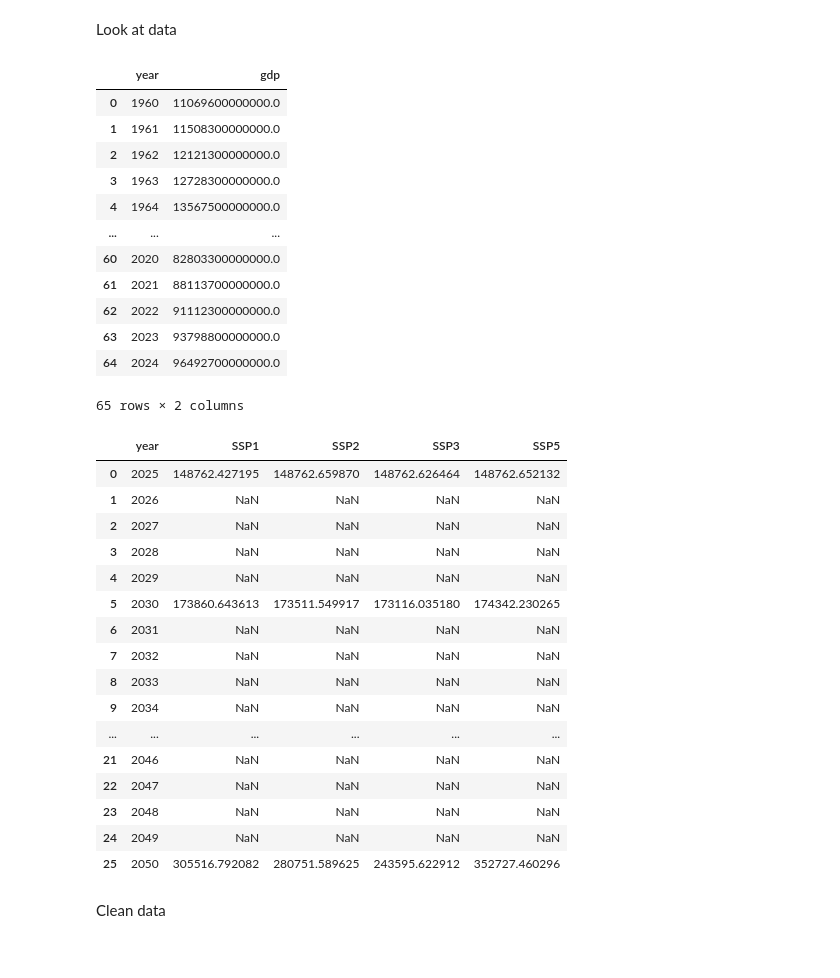
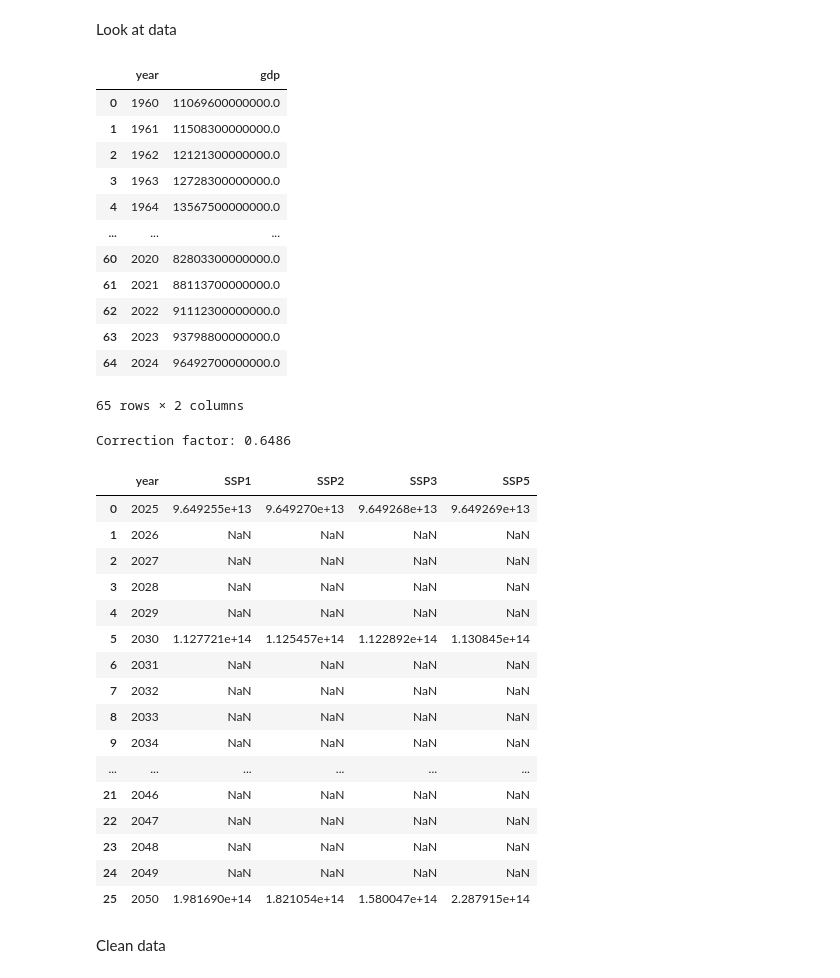
Before and after one commit to idaviktoria/master, a Jupyter notebook: electrolysers/raw_processing/steel_gdp_regression.ipynb, the cells around one changed output. Drawn from its saved outputs; the diff is of its cells as text; code cells hidden in the pictures.

```diff
--- a/electrolysers/raw_processing/steel_gdp_regression.ipynb
+++ b/electrolysers/raw_processing/steel_gdp_regression.ipynb
@@ -33,7 +34,7 @@ Look at data
 # %%
 base_path = Path.cwd().parent
 historic_gdp_data = pd.read_csv(base_path / "data" / "raw" / "gdp" / "gdp_1960_2024.csv")
-future_gdp_data = pd.read_csv(base_path / "data" / "raw" / "gdp" / "future_gdp_2015_usd.csv")
+future_gdp_data = pd.read_csv(base_path / "data" / "raw" / "gdp" / "gdp_1980_2100.csv")
 
 # Create dataframe for the years 1960 to 2024 with the columns "year" and "gdp"
 historic_gdp = pd.DataFrame({
@@ -71,39 +72,50 @@ future_gdp = pd.DataFrame({
 # Fill the future_gdp dataframe with corresponding GDP values from future_gdp_data
 # The data has scenario columns "SSP1", "SSP2", "SSP3" and "SSP5" and the value is in the corresponding every 5th year column (2025, 2030, ..., 2050)
 # The unit column has the value "billion USD_2017/yr"
 for index, row in future_gdp.iterrows():
     year = row["year"]
     if year % 5 != 0:
         continue
     for ssp in ["SSP1", "SSP2", "SSP3", "SSP5"]:
         gdp_value = future_gdp_data.loc[(future_gdp_data["scenario"] == ssp) & (future_gdp_data["unit"] == "billion USD_2015/yr"), str(year)].values[0]
         future_gdp.at[index, ssp] = gdp_value
 
 for col in ['SSP1', 'SSP2', 'SSP3', 'SSP5']:
     future_gdp[col] = pd.to_numeric(future_gdp[col], errors='coerce')
+    future_gdp[col] = future_gdp[col] * 1e9
+
+# Scale future GDP to match historic at join point
+correction = historic_gdp.loc[historic_gdp['year'] == 2024, 'gdp'].values[0] / \
+             future_gdp.loc[future_gdp['year'] == 2025, 'SSP2'].values[0]
+
+print(f"Correction factor: {correction:.4f}")
+
+for col in ['SSP1', 'SSP2', 'SSP3', 'SSP5']:
+    future_gdp[col] = future_gdp[col] * correction
 
 display(future_gdp)
 # %% [output]
 |  | year | gdp |
 | 0 | 1960 | 11069600000000.0 |
 | 1 | 1961 | 11508300000000.0 |
 | 2 | 1962 | 12121300000000.0 |
 | 3 | 1963 | 12728300000000.0 |
 | 4 | 1964 | 13567500000000.0 |
 | ... | ... | ... |
 | 60 | 2020 | 82803300000000.0 |
 | 61 | 2021 | 88113700000000.0 |
 | 62 | 2022 | 91112300000000.0 |
 | 63 | 2023 | 93798800000000.0 |
 | 64 | 2024 | 96492700000000.0 |
 65 rows × 2 columns
+Correction factor: 0.6486
 |  | year | SSP1 | SSP2 | SSP3 | SSP5 |
-| 0 | 2025 | 148762.427195 | 148762.659870 | 148762.626464 | 148762.652132 |
+| 0 | 2025 | 9.649255e+13 | 9.649270e+13 | 9.649268e+13 | 9.649269e+13 |
 | 1 | 2026 | NaN | NaN | NaN | NaN |
 | 2 | 2027 | NaN | NaN | NaN | NaN |
 | 3 | 2028 | NaN | NaN | NaN | NaN |
 | 4 | 2029 | NaN | NaN | NaN | NaN |
-| 5 | 2030 | 173860.643613 | 173511.549917 | 173116.035180 | 174342.230265 |
+| 5 | 2030 | 1.127721e+14 | 1.125457e+14 | 1.122892e+14 | 1.130845e+14 |
 | 6 | 2031 | NaN | NaN | NaN | NaN |
 | 7 | 2032 | NaN | NaN | NaN | NaN |
 | 8 | 2033 | NaN | NaN | NaN | NaN |
@@ -113,7 +125,7 @@ display(future_gdp)
 | 22 | 2047 | NaN | NaN | NaN | NaN |
 | 23 | 2048 | NaN | NaN | NaN | NaN |
 | 24 | 2049 | NaN | NaN | NaN | NaN |
-| 25 | 2050 | 305516.792082 | 280751.589625 | 243595.622912 | 352727.460296 |
+| 25 | 2050 | 1.981690e+14 | 1.821054e+14 | 1.580047e+14 | 2.287915e+14 |
 # %% [markdown]
 Clean data
 # %%
```
Also changed, not shown: parts of 28 cells of this notebook, 7 other files.
